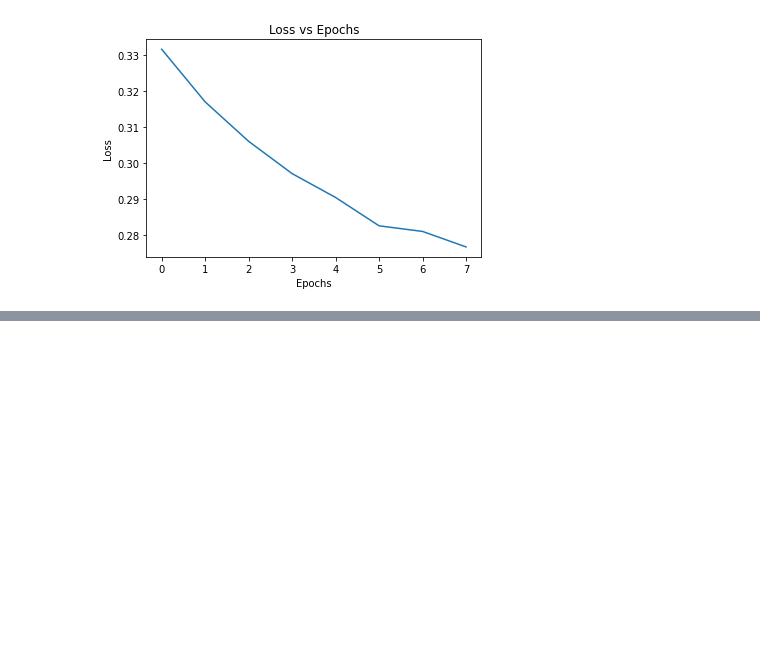
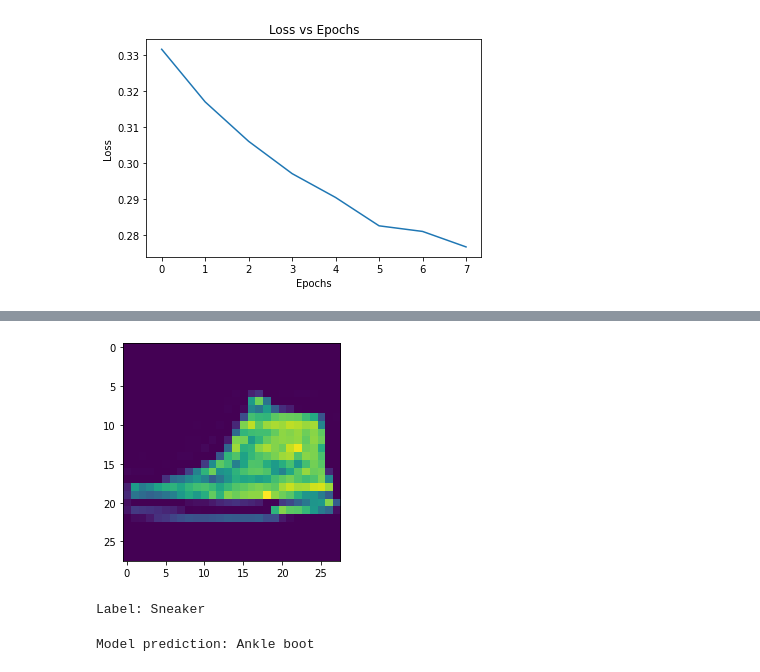
Before and after one commit to KevMCh/Getting-started-with-Tensorflow-2, a Jupyter notebook: ConvModel.ipynb, the cells around one changed output, grey strips where cells are left out. Drawn from its saved outputs; the diff is of its cells as text; code cells hidden in the pictures; blank space fills up the shorter version.

Commit message:
Evaluate and Predict

```diff
--- a/ConvModel.ipynb
+++ b/ConvModel.ipynb
@@ -142,0 +154,17 @@ loss_plot.set(xlabel="Epochs", ylabel="Loss")
+# %%
+random_inx = np.random.choice(test_images.shape[0])
+
+test_image = test_images[random_inx]
+plt.imshow(test_image)
+plt.show()
+print(f"Label: {labels[test_labels[random_inx]]}")
+# %% [output]
+[figure, added]
+Label: Sneaker
+# %%
+# Predict
+
+predictions = model.predict(test_image[np.newaxis, ..., np.newaxis])
+print(f"Model prediction: {labels[np.argmax(predictions)]}")
+# %% [output]
+Model prediction: Ankle boot
```
Also changed, not shown: parts of 3 cells of this notebook.
